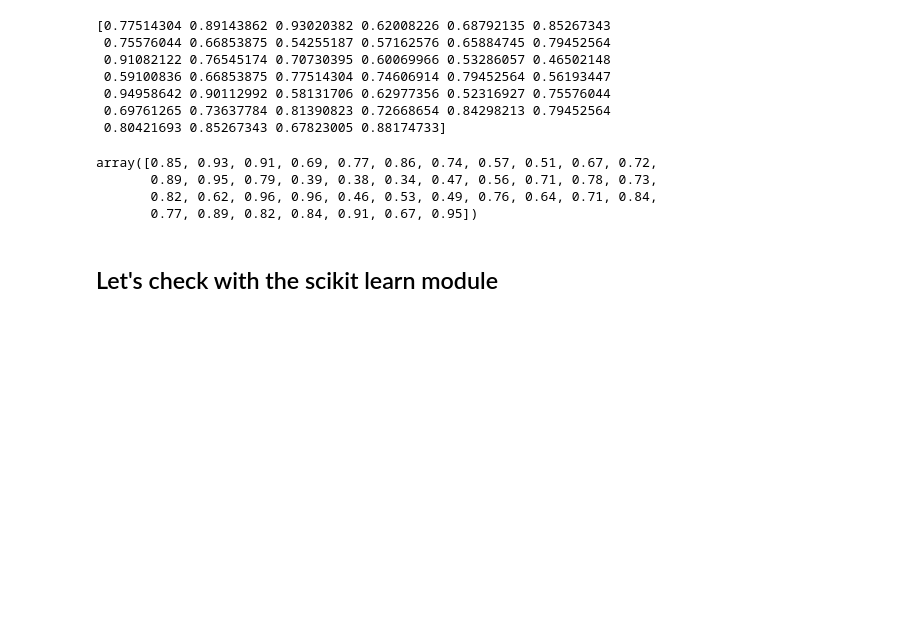
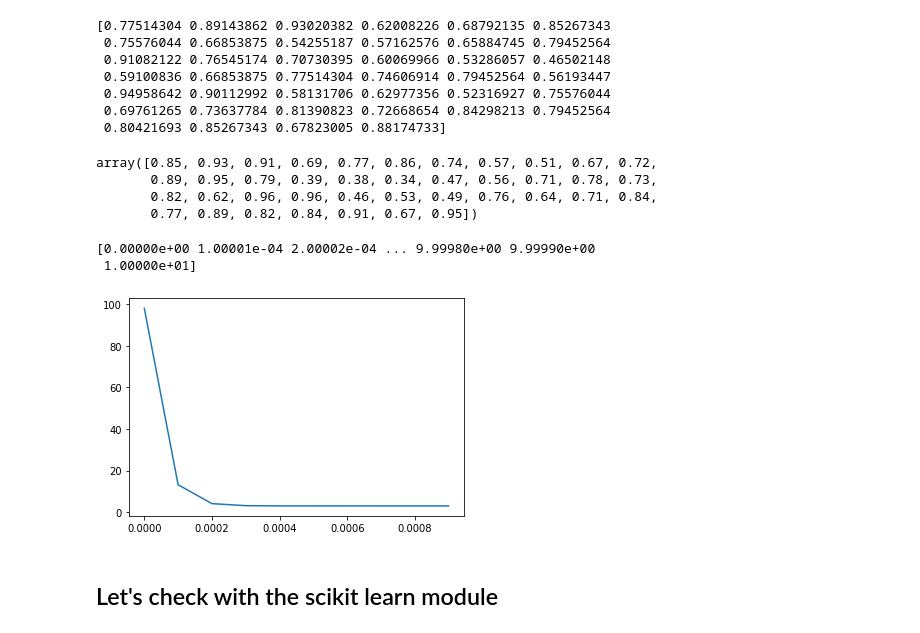
Before and after one commit to vedant-jad99/51-days-of-ML, a Jupyter notebook: Simple linear regression project/slr.ipynb, the cells around one changed output. Cells and saved outputs as stored; diff of their text form; code cells hidden in the pictures; blank space fills up the shorter version.

```diff
--- a/Simple linear regression project/slr.ipynb
+++ b/Simple linear regression project/slr.ipynb
@@ -92,12 +93,14 @@ class SimpleLinearRegression:
         self.learning_rate = lr
         self.epochs = epoch
         self.optimizer = optimizer
+        self.cost = []
     def fit(self, X, y):
         N = len(X)
         maximum = max(X)
         X = X/maximum
         for _ in range(self.epochs):
             y_pred = self.weight * X + self.constant
+            self.cost.append(0.5 * (y - y_pred).dot((y - y_pred).T))
             self.grad_descent(X, y, y_pred, N)
         self.weight = self.weight/maximum
     def predict(self, X):
@@ -107,6 +110,10 @@ class SimpleLinearRegression:
         db = np.array(sum((y_pred - y)))
         self.weight -= self.learning_rate * dw
         self.constant -= self.learning_rate * db
+    def plot_graph(self):
+        epoch = np.linspace(0, 10, self.epochs)
+        plt.plot(epoch[:10], self.cost[:10])
+        plt.show()
 # %% [markdown]
 ## Let's split our data into training and testing datasets
 # %%
@@ -157,6 +164,12 @@ array([0.85, 0.93, 0.91, 0.69, 0.77, 0.86, 0.74, 0.57, 0.51, 0.67, 0.72,
        0.89, 0.95, 0.79, 0.39, 0.38, 0.34, 0.47, 0.56, 0.71, 0.78, 0.73,
        0.82, 0.62, 0.96, 0.96, 0.46, 0.53, 0.49, 0.76, 0.64, 0.71, 0.84,
        0.77, 0.89, 0.82, 0.84, 0.91, 0.67, 0.95])
+# %%
+lr.plot_graph()
+# %% [output]
+[0.00000e+00 1.00001e-04 2.00002e-04 ... 9.99980e+00 9.99990e+00
+ 1.00000e+01]
+[figure, added]
 # %% [markdown]
 ## Let's check with the scikit learn module
 # %%
```
Also changed, not shown: parts of 2 cells of this notebook.
